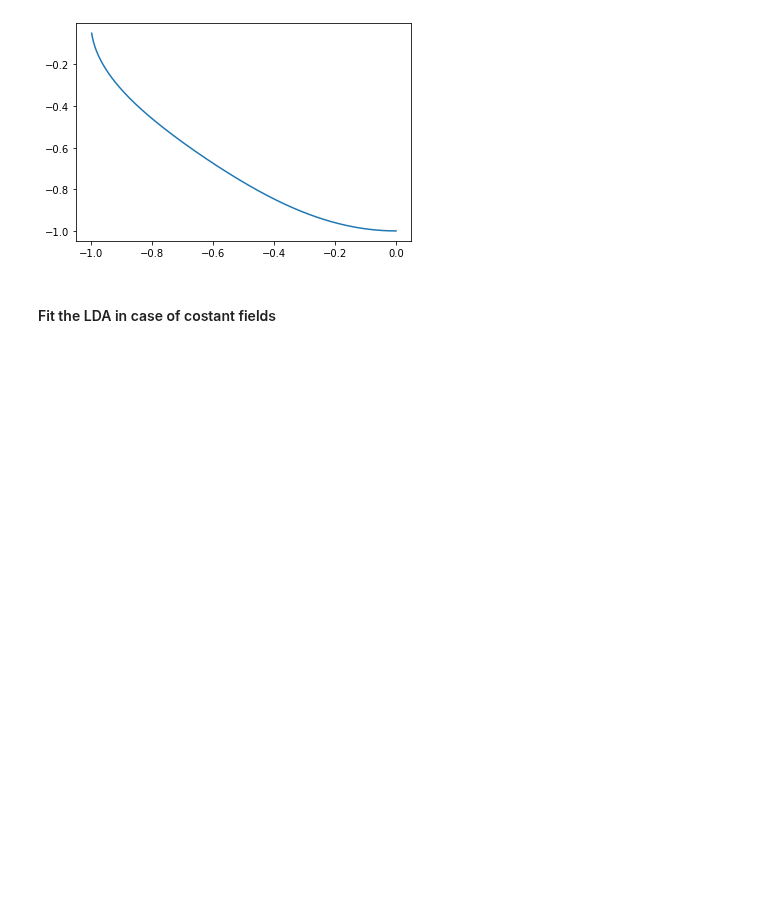
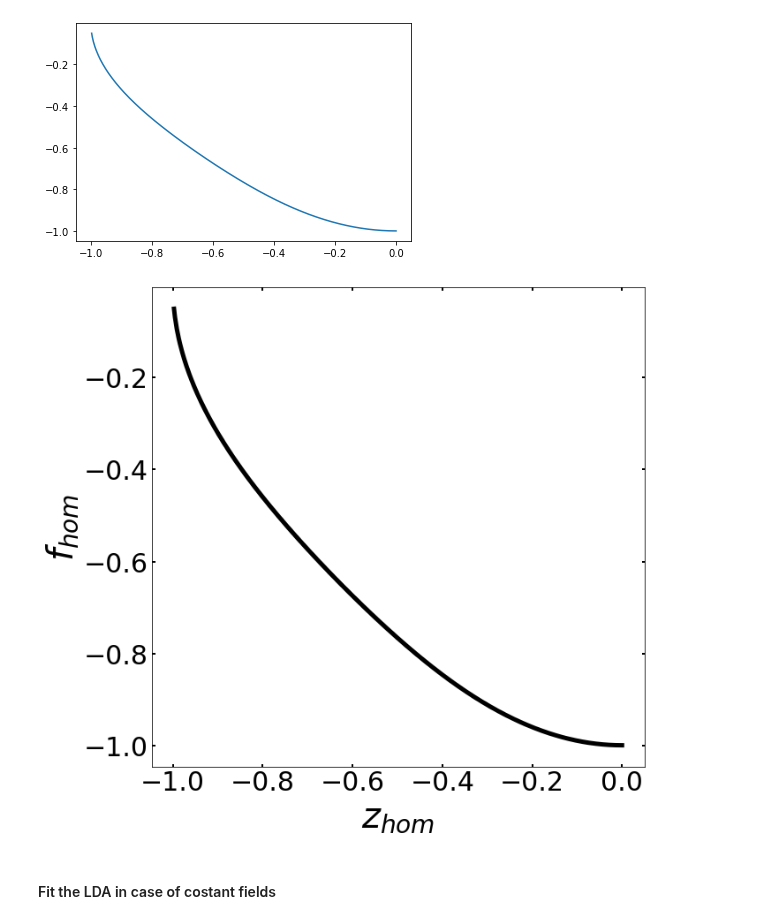
Before and after one commit to emacosta95/quantum_simulations_for_ising, a Jupyter notebook: lda_approximation.ipynb, the cells around one changed output. Saved outputs shown, nothing was run; the diff lists cells and outputs as text; code cells hidden in the pictures; blank space fills up the shorter version.

```diff
--- a/lda_approximation.ipynb
+++ b/lda_approximation.ipynb
@@ -52,5 +47,24 @@ plt.show()
 # %% [output]
 [figure]
+# %%
+f=np.average(fm,axis=-1)
+z=np.average(ms,axis=-1)
+plt.figure(figsize=(10,10))
+plt.plot(z,f,linewidth=5,color='black')
+plt.ylabel(r'$f_{hom}$',fontsize=40)
+plt.xlabel(r'$z_{hom}$',fontsize=40)
+plt.tick_params(
+            top=True,
+            right=True,
+            labeltop=False,
+            labelright=False,
+            direction="in",
+            labelsize=30,
+            width=2,
+        )
+plt.show()
+# %% [output]
+[figure, added]
 # %% [markdown]
 #### Fit the LDA in case of costant fields
 # %%
```
Also changed, not shown: parts of 3 cells of this notebook, 12 other files.
